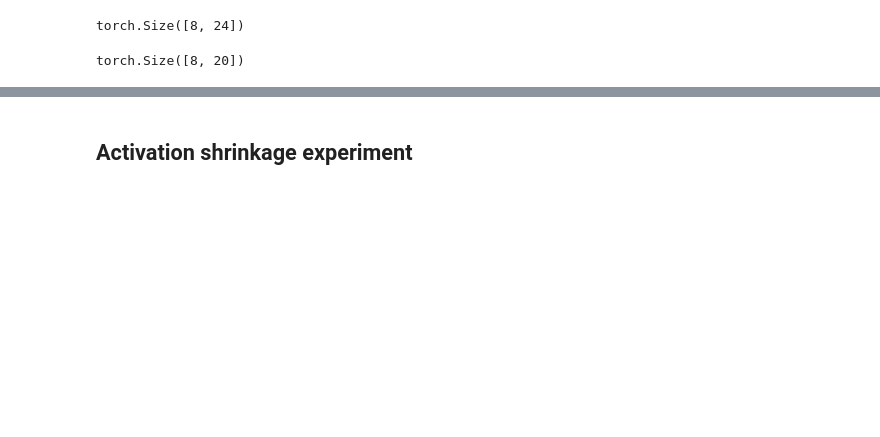
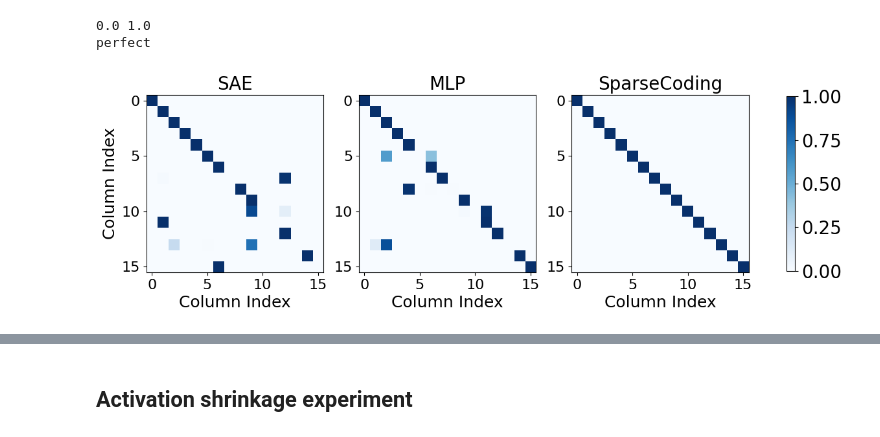
Before and after one commit to charlieoneill11/sparse-inference, a Jupyter notebook: experiments/superposition_and_other_animals.ipynb, the cells around one changed output, grey strips where cells are left out. Saved outputs shown, nothing was run; the diff lists cells and outputs as text; code cells hidden in the pictures; blank space fills up the shorter version.

```diff
--- a/experiments/superposition_and_other_animals.ipynb
+++ b/experiments/superposition_and_other_animals.ipynb
@@ -70,7 +77,7 @@ def train_and_get_weights(true_N, model_N, M, K, num_data, seed=20240926):
     return decoder_weights, metrics
 # %%
 # Parameters
-true_N, model_N, M, K = 16, 24, 8, 3
+true_N, model_N, M, K = 16, 16, 8, 3
 num_data = 1024
 
 # Train models and get decoder weights and metrics
@@ -126,8 +160,8 @@ SparseCoding decoder column norms = tensor([1.0023, 1.0027, 1.0025, 1.0026, 1.00
 # %%
-d = decoder_weights['SAE']
+d = decoder_weights['SparseCoding']
 
 DT_D = d.T @ d #d @ d.T
 DT_D.shape
 
-# Sort DT_D by the value on the diagonal
-DT_D_sorted = DT_D#[np.argsort(DT_D.diagonal())]
+# Normalize DT_D rows by taking row-wise softmax
+DT_D_normalized = torch.nn.functional.softmax(DT_D, dim=1)
@@ -169,7 +168,58 @@ fig.show()
-# %%
-d.shape
-# %% [output]
-torch.Size([8, 24])
+# %%
+import matplotlib.pyplot as plt
+import numpy as np
+import torch
+
+def plot_heatmaps(decoder_weights, base_fontsize=20):
+    # Set up the figure and axes
+    fig, axes = plt.subplots(1, 3, figsize=(15, 5))
+
+    # Calculate the global color scale range
+    all_values = []
+    for model_name in ['SAE', 'MLP', 'SparseCoding']:
+        d = decoder_weights[model_name]
+        DT_D = d.T @ d
+        # Normalise row-wise
+        DT_D_normalized = torch.nn.functional.softmax(DT_D, dim=1)
+        all_values.extend(DT_D_normalized.flatten().tolist())
+
+    vmin, vmax = min(all_values), max(all_values)
+    print(vmin, vmax)
+
+    # Plot for each model
+    for ax, model_name in zip(axes, ['SAE', 'MLP', 'SparseCoding']):
+        d = decoder_weights[model_name]
+        DT_D = d.T @ d
+        DT_D_normalized = torch.nn.functional.softmax(DT_D, dim=1).cpu().numpy()
+
+        im = ax.imshow(DT_D_normalized, cmap='Blues', vmin=vmin, vmax=vmax)
+        ax.set_title(model_name, fontsize=base_fontsize)
+        ax.set_xlabel("Column Index", fontsize=base_fontsize * 0.9)
+        if model_name == 'SAE':
+            ax.set_ylabel("Column Index", fontsize=base_fontsize * 0.9)
+        ax.tick_params(axis='both', which='major', labelsize=base_fontsize * 0.8)
+
+    # Add colorbar
+    cbar = fig.colorbar(im, ax=axes.ravel().tolist(), shrink=0.7)
+    cbar.ax.tick_params(labelsize=base_fontsize * 1.0)
+
+    # Adjust layout and display
+    #plt.tight_layout()
+    if true_N < model_N:
+        suffix = "over"
+    elif true_N > model_N:
+        suffix = "under"
+    else:
+        suffix = "perfect"
+    print(suffix)
+    plt.savefig(f"results/figures/DT_D_{suffix}.pdf", bbox_inches='tight')
+    plt.show()
+
+plot_heatmaps(decoder_weights)
+# %% [output]
+0.0 1.0
+perfect
+[figure, added]
 # %%
 # Show the norm of the columns of D
 D_norms = np.linalg.norm(d, axis=0)
@@ -177,7 +227,3 @@ D_norms = np.linalg.norm(d, axis=0)
 fig = px.bar(x=np.arange(len(D_norms)), y=D_norms, labels={'x':'Column Index', 'y':'Norm'}, title='Norm of Columns of D')
 fig.update_layout(width=800, height=500)
 fig.show()
-# %%
-d.shape
-# %% [output]
-torch.Size([8, 20])
```
Also changed, not shown: parts of 16 cells of this notebook, 13 other files.
